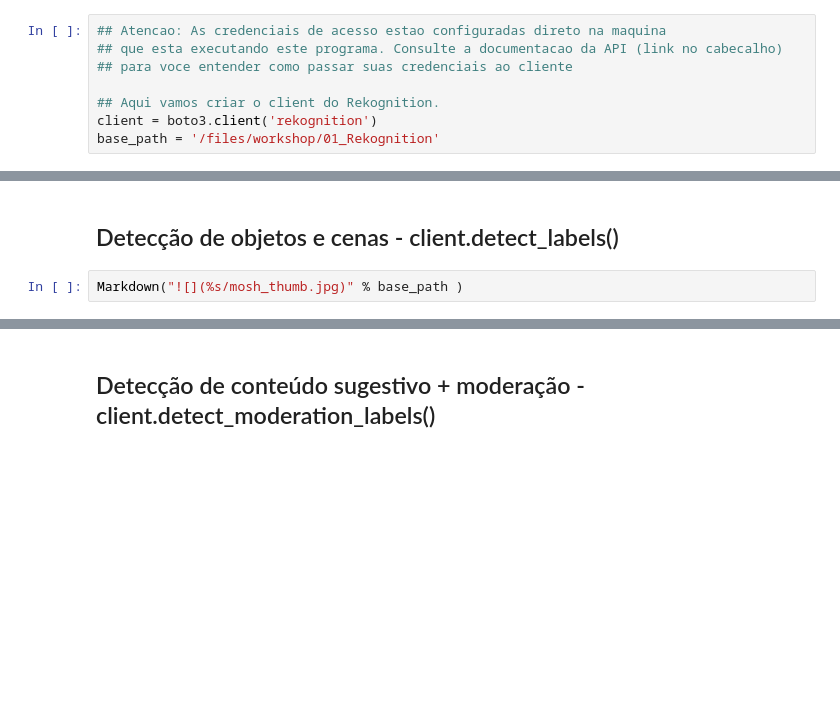
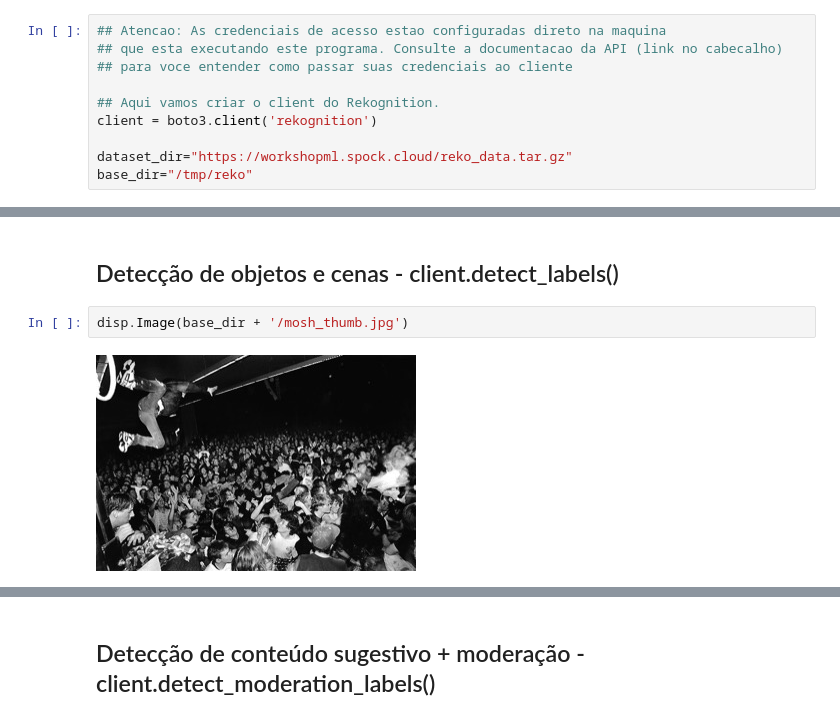
Before and after one commit to samir-souza/ai-workshop, a Jupyter notebook: lab/01_WarmUp/01_Rekognition/Rekognition.ipynb, the cells around one changed output, grey strips where cells are left out. Drawn from its saved outputs; the diff is of its cells as text; blank space fills up the shorter version.

Commit message:
- fixed reko and polly

```diff
--- a/lab/01_WarmUp/01_Rekognition/Rekognition.ipynb
+++ b/lab/01_WarmUp/01_Rekognition/Rekognition.ipynb
@@ -33,4 +46,6 @@ assert boto3.__version__ == "1.4.8", err_message
 
 ## Aqui vamos criar o client do Rekognition.
 client = boto3.client('rekognition')
-base_path = '/files/workshop/01_Rekognition'
+
+dataset_dir="https://workshopml.spock.cloud/reko_data.tar.gz"
+base_dir="/tmp/reko"
@@ -143,6 +161,8 @@ def compare_faces(filenameA, filenameB):
     return (similarity, bboxA, bboxB )
 # %% [markdown]
 ## Detecção de objetos e cenas - client.detect_labels()
-# %%
-Markdown("![](%s/mosh_thumb.jpg)" % base_path )
+# %%
+disp.Image(base_dir + '/mosh_thumb.jpg')
+# %% [output]
+[figure, added]
 # %%
```
Also changed, not shown: parts of 55 cells of this notebook, 5 other files.
